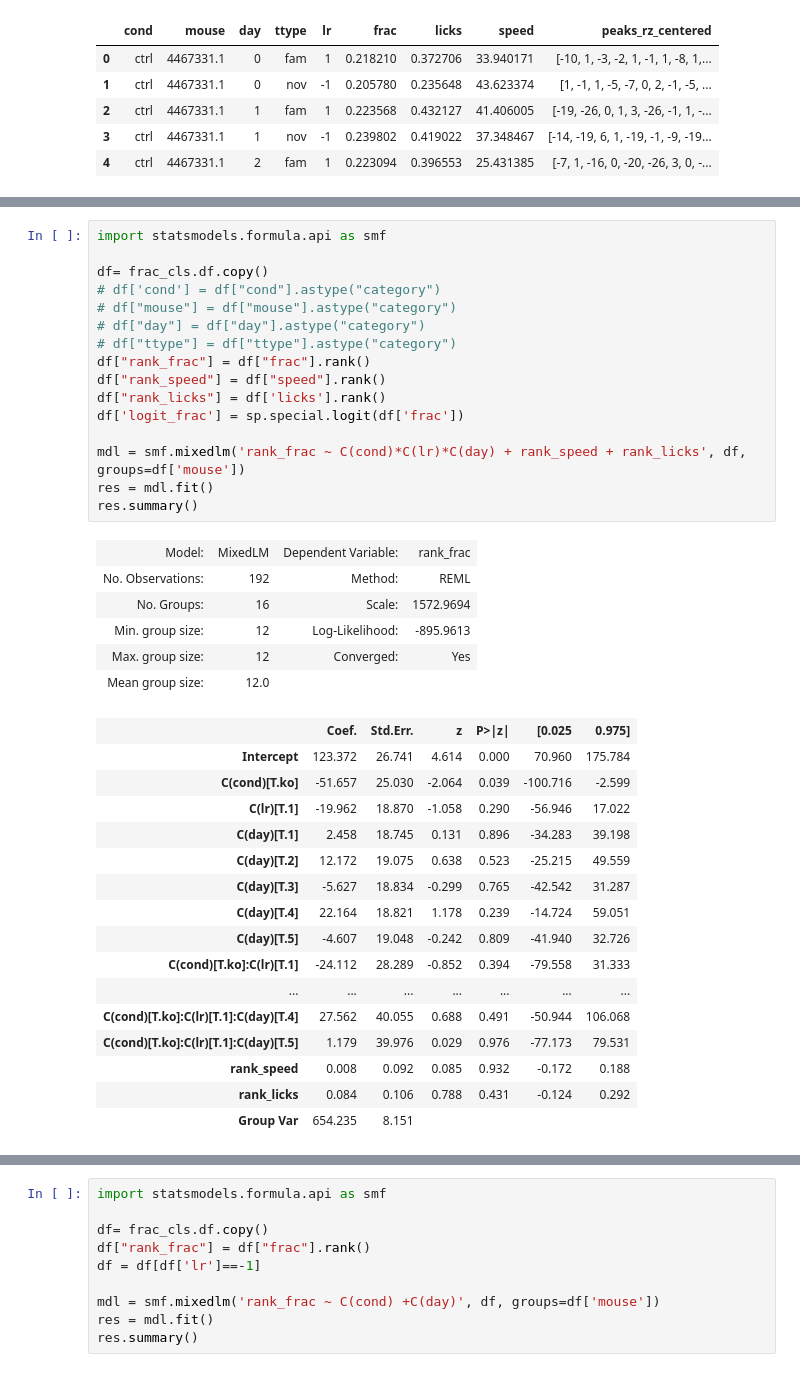
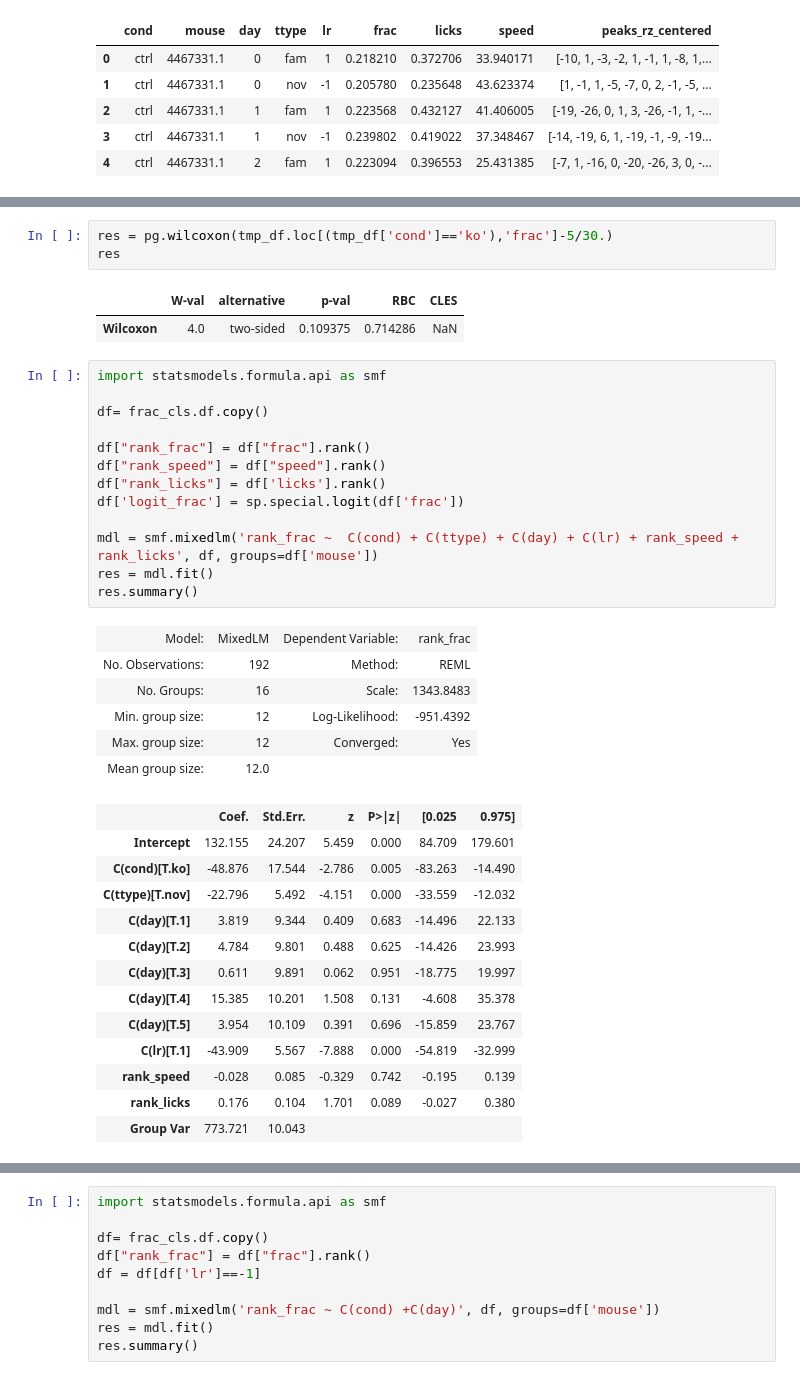
Before and after one commit to GiocomoLab/STX3KO_analyses, a Jupyter notebook: notebooks/figure4/reward_overrep.ipynb, the cells around one changed output, grey strips where cells are left out. Cells and saved outputs as stored; diff of their text form.

```diff
--- a/notebooks/figure4/reward_overrep.ipynb
+++ b/notebooks/figure4/reward_overrep.ipynb
@@ -321,39 +330,39 @@ frac_cls.df.head()
+# %%
+res = pg.wilcoxon(tmp_df.loc[(tmp_df['cond']=='ko'),'frac']-5/30.)
+res
+# %% [output]
+|  | W-val | alternative | p-val | RBC | CLES |
+| Wilcoxon | 4.0 | two-sided | 0.109375 | 0.714286 | NaN |
 # %%
 import statsmodels.formula.api as smf
 
 df= frac_cls.df.copy()
-# df['cond'] = df["cond"].astype("category")
-# df["mouse"] = df["mouse"].astype("category")
-# df["day"] = df["day"].astype("category")
-# df["ttype"] = df["ttype"].astype("category")
+
 df["rank_frac"] = df["frac"].rank()
 df["rank_speed"] = df["speed"].rank()
 df["rank_licks"] = df['licks'].rank()
 df['logit_frac'] = sp.special.logit(df['frac'])
 
-mdl = smf.mixedlm('rank_frac ~ C(cond)*C(lr)*C(day) + rank_speed + rank_licks', df, groups=df['mouse'])
+mdl = smf.mixedlm('rank_frac ~  C(cond) + C(ttype) + C(day) + C(lr) + rank_speed + rank_licks', df, groups=df['mouse'])
 res = mdl.fit()
 res.summary()
 # %% [output]
 | Model: | MixedLM | Dependent Variable: | rank_frac |
 | No. Observations: | 192 | Method: | REML |
-| No. Groups: | 16 | Scale: | 1572.9694 |
-| Min. group size: | 12 | Log-Likelihood: | -895.9613 |
+| No. Groups: | 16 | Scale: | 1343.8483 |
+| Min. group size: | 12 | Log-Likelihood: | -951.4392 |
 | Max. group size: | 12 | Converged: | Yes |
 | Mean group size: | 12.0 |  |  |
 |  | Coef. | Std.Err. | z | P>|z| | [0.025 | 0.975] |
-| Intercept | 123.372 | 26.741 | 4.614 | 0.000 | 70.960 | 175.784 |
-| C(cond)[T.ko] | -51.657 | 25.030 | -2.064 | 0.039 | -100.716 | -2.599 |
-| C(lr)[T.1] | -19.962 | 18.870 | -1.058 | 0.290 | -56.946 | 17.022 |
-| C(day)[T.1] | 2.458 | 18.745 | 0.131 | 0.896 | -34.283 | 39.198 |
-| C(day)[T.2] | 12.172 | 19.075 | 0.638 | 0.523 | -25.215 | 49.559 |
-| C(day)[T.3] | -5.627 | 18.834 | -0.299 | 0.765 | -42.542 | 31.287 |
-| C(day)[T.4] | 22.164 | 18.821 | 1.178 | 0.239 | -14.724 | 59.051 |
-| C(day)[T.5] | -4.607 | 19.048 | -0.242 | 0.809 | -41.940 | 32.726 |
-| C(cond)[T.ko]:C(lr)[T.1] | -24.112 | 28.289 | -0.852 | 0.394 | -79.558 | 31.333 |
-| ... | ... | ... | ... | ... | ... | ... |
-| C(cond)[T.ko]:C(lr)[T.1]:C(day)[T.4] | 27.562 | 40.055 | 0.688 | 0.491 | -50.944 | 106.068 |
-| C(cond)[T.ko]:C(lr)[T.1]:C(day)[T.5] | 1.179 | 39.976 | 0.029 | 0.976 | -77.173 | 79.531 |
-| rank_speed | 0.008 | 0.092 | 0.085 | 0.932 | -0.172 | 0.188 |
-| rank_licks | 0.084 | 0.106 | 0.788 | 0.431 | -0.124 | 0.292 |
-| Group Var | 654.235 | 8.151 |  |  |  |  |
+| Intercept | 132.155 | 24.207 | 5.459 | 0.000 | 84.709 | 179.601 |
+| C(cond)[T.ko] | -48.876 | 17.544 | -2.786 | 0.005 | -83.263 | -14.490 |
+| C(ttype)[T.nov] | -22.796 | 5.492 | -4.151 | 0.000 | -33.559 | -12.032 |
+| C(day)[T.1] | 3.819 | 9.344 | 0.409 | 0.683 | -14.496 | 22.133 |
+| C(day)[T.2] | 4.784 | 9.801 | 0.488 | 0.625 | -14.426 | 23.993 |
+| C(day)[T.3] | 0.611 | 9.891 | 0.062 | 0.951 | -18.775 | 19.997 |
+| C(day)[T.4] | 15.385 | 10.201 | 1.508 | 0.131 | -4.608 | 35.378 |
+| C(day)[T.5] | 3.954 | 10.109 | 0.391 | 0.696 | -15.859 | 23.767 |
+| C(lr)[T.1] | -43.909 | 5.567 | -7.888 | 0.000 | -54.819 | -32.999 |
+| rank_speed | -0.028 | 0.085 | -0.329 | 0.742 | -0.195 | 0.139 |
+| rank_licks | 0.176 | 0.104 | 1.701 | 0.089 | -0.027 | 0.380 |
+| Group Var | 773.721 | 10.043 |  |  |  |  |
```
Also changed, not shown: parts of 16 cells of this notebook, 4 other files.
